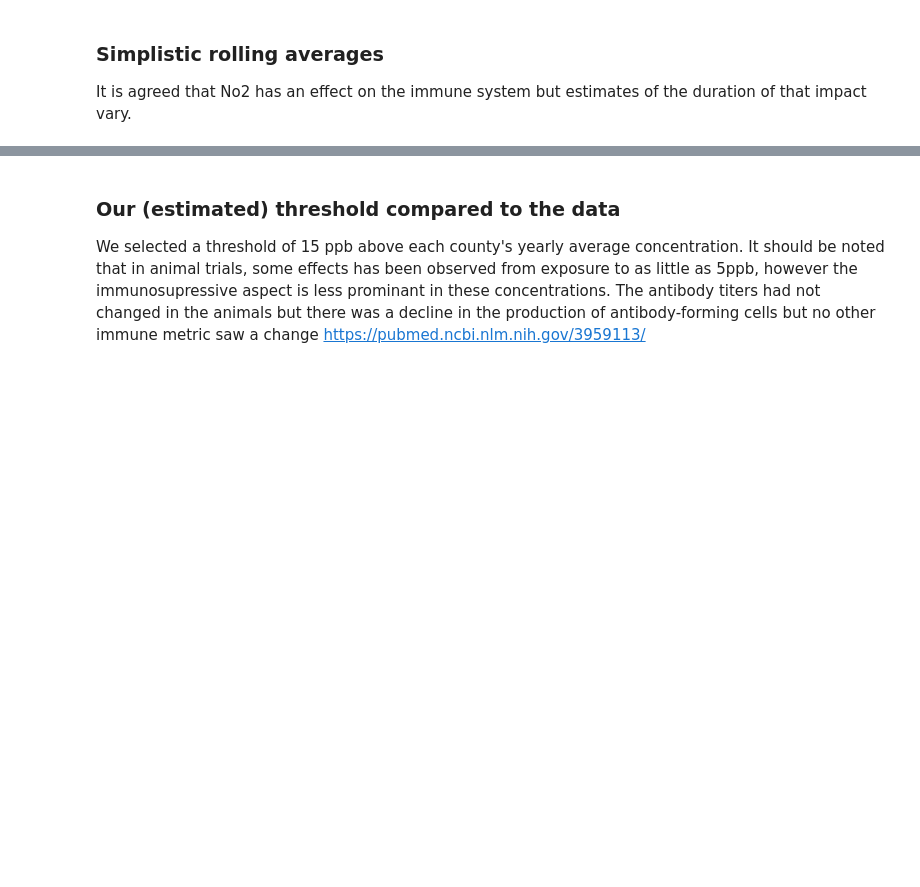
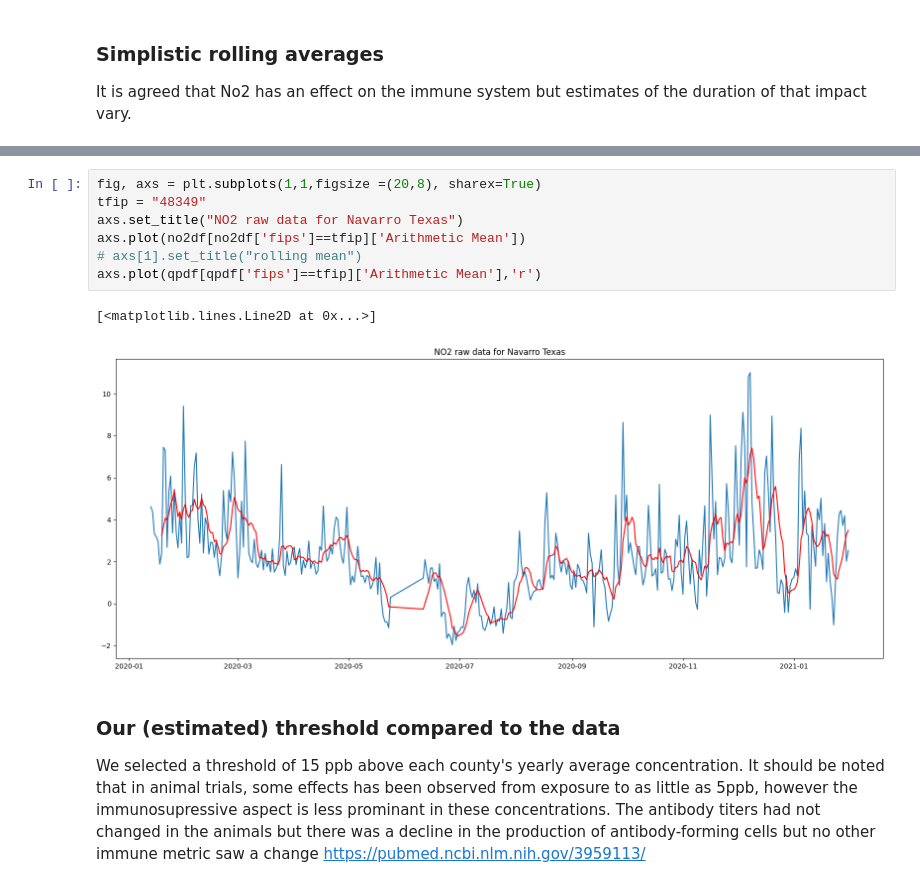
Before and after one commit to richstrouss/capstone, a Jupyter notebook: avk_data_investigation.ipynb, the cells around one changed output, grey strips where cells are left out. Drawn from its saved outputs; the diff is of its cells as text; blank space fills up the shorter version.

```diff
--- a/avk_data_investigation.ipynb
+++ b/avk_data_investigation.ipynb
@@ -476,3 +501,13 @@ for tup in no2_raw_peak.itertuples():
+# %%
+fig, axs = plt.subplots(1,1,figsize =(20,8), sharex=True)
+tfip = "48349"
+axs.set_title("NO2 raw data for Navarro Texas")
+axs.plot(no2df[no2df['fips']==tfip]['Arithmetic Mean'])
+# axs[1].set_title("rolling mean")
+axs.plot(qpdf[qpdf['fips']==tfip]['Arithmetic Mean'],'r')
+# %% [output]
+[<matplotlib.lines.Line2D at 0x...>]
+[figure, added]
 # %% [markdown]
 ### Our (estimated) threshold compared to the data
 
```
Also changed, not shown: parts of 5 cells of this notebook.
